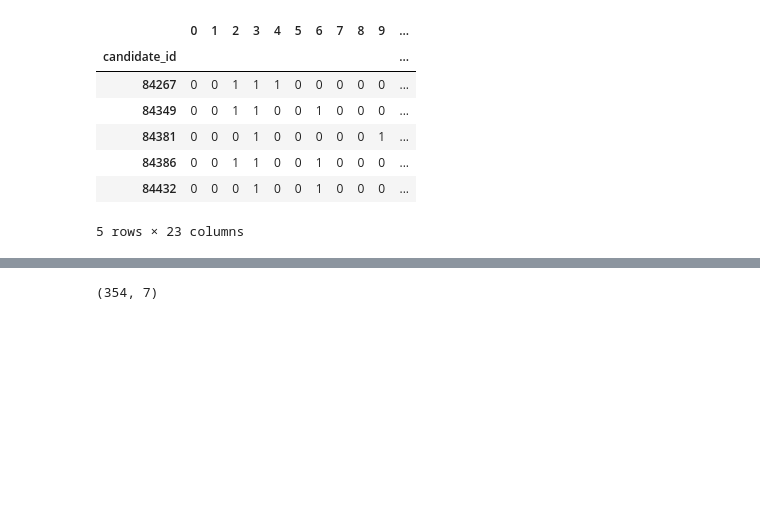
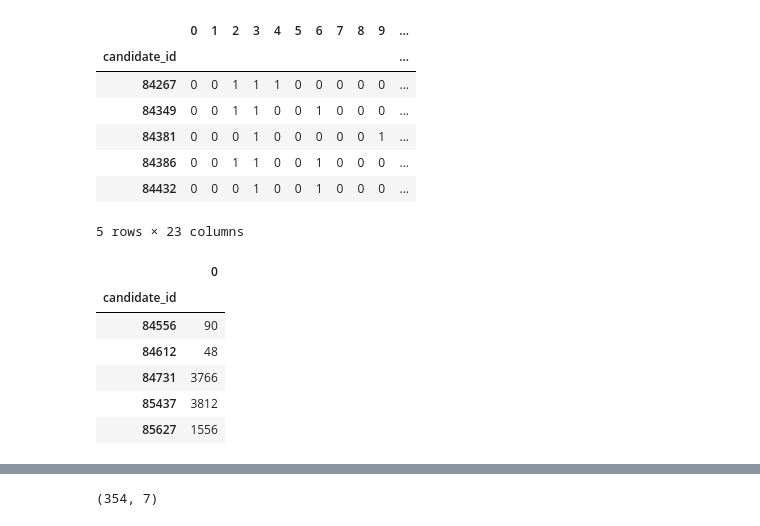
Before and after one commit to maxdata/MSc_thesis, a Jupyter notebook: Non-explainable/HCPNN.ipynb, the cells around one changed output, grey strips where cells are left out. Drawn from its saved outputs; the diff is of its cells as text; code cells hidden in the pictures; blank space fills up the shorter version.

```diff
--- a/Non-explainable/HCPNN.ipynb
+++ b/Non-explainable/HCPNN.ipynb
@@ -80,3 +81,14 @@ languages.head()
 5 rows × 23 columns
 # %%
 languages = dict(zip(languages.index, languages.values))
+# %%
+addresses = pd.read_csv("../Data/addresses_one-hot.csv").set_index("candidate_id")
+addresses.head()
+# %% [output]
+|  | 0 |
+| candidate_id |  |
+| 84556 | 90 |
+| 84612 | 48 |
+| 84731 | 3766 |
+| 85437 | 3812 |
+| 85627 | 1556 |
```
Also changed, not shown: parts of 11 cells of this notebook.
